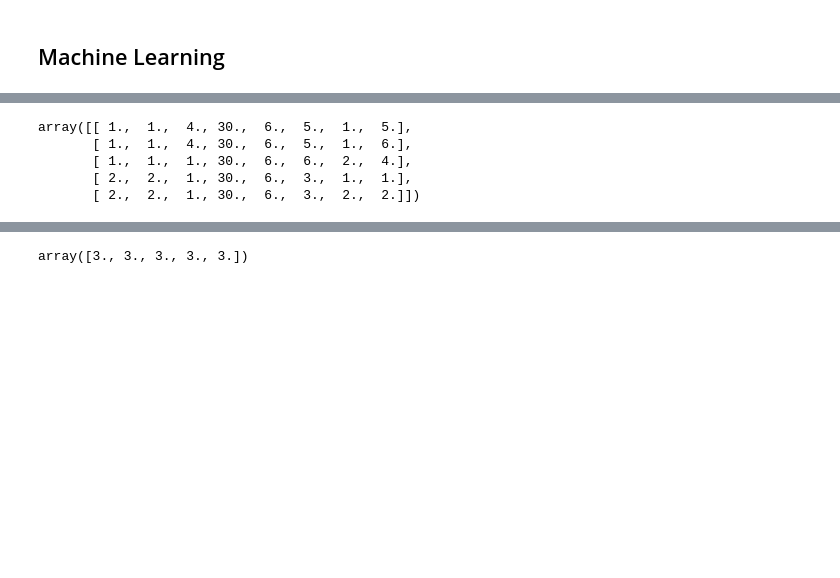
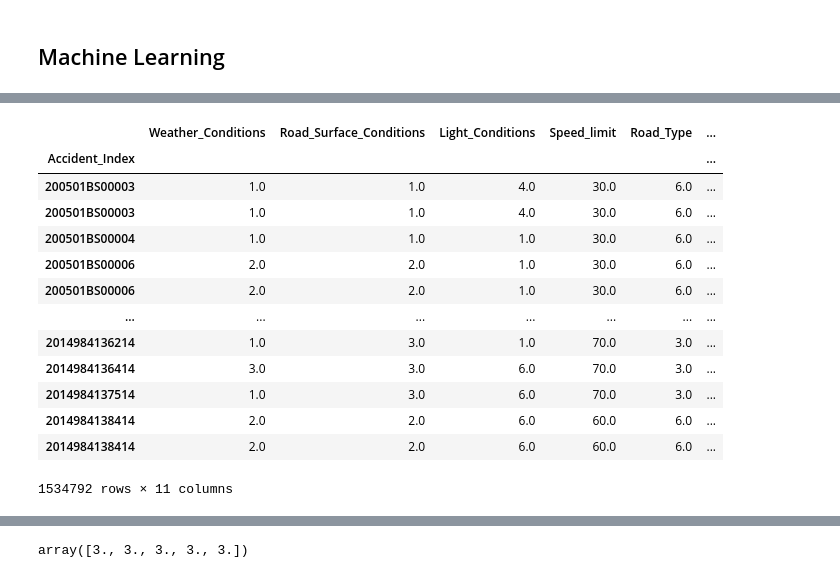
Before and after one commit to snakesfx/Capstone-Project, a Jupyter notebook: Capstone Project.ipynb, the cells around one changed output, grey strips where cells are left out. Cells and saved outputs as stored; diff of their text form; code cells hidden in the pictures; blank space fills up the shorter version.

```diff
--- a/Capstone Project.ipynb
+++ b/Capstone Project.ipynb
@@ -342,11 +342,19 @@ acc_veh.head()
 # %%
-df_test=acc_veh[['Weather_Conditions','Road_Surface_Conditions','Light_Conditions', 'Speed_limit','Road_Type','Day_of_Week','Sex_of_Driver',
-'Age_of_Vehicle']]
-X = np.asarray(df_test)
-X[0:5]
+df_test=acc_veh[['Weather_Conditions','Road_Surface_Conditions','Light_Conditions', 'Speed_limit','Road_Type','Age_of_Driver','Day_of_Week','Sex_of_Driver',
+'Age_of_Vehicle','1st_Point_of_Impact','Vehicle_Type']]
+df_test
 # %% [output]
+|  | Weather_Conditions | Road_Surface_Conditions | Light_Conditions | Speed_limit | Road_Type | ... |
+| Accident_Index |  |  |  |  |  | ... |
+| 200501BS00003 | 1.0 | 1.0 | 4.0 | 30.0 | 6.0 | ... |
+| 200501BS00003 | 1.0 | 1.0 | 4.0 | 30.0 | 6.0 | ... |
+| 200501BS00004 | 1.0 | 1.0 | 1.0 | 30.0 | 6.0 | ... |
+| 200501BS00006 | 2.0 | 2.0 | 1.0 | 30.0 | 6.0 | ... |
+| 200501BS00006 | 2.0 | 2.0 | 1.0 | 30.0 | 6.0 | ... |
+| ... | ... | ... | ... | ... | ... | ... |
+| 2014984136214 | 1.0 | 3.0 | 1.0 | 70.0 | 3.0 | ... |
+| 2014984136414 | 3.0 | 3.0 | 6.0 | 70.0 | 3.0 | ... |
+| 2014984137514 | 1.0 | 3.0 | 6.0 | 70.0 | 3.0 | ... |
+| 2014984138414 | 2.0 | 2.0 | 6.0 | 60.0 | 6.0 | ... |
+| 2014984138414 | 2.0 | 2.0 | 6.0 | 60.0 | 6.0 | ... |
-array([[ 1.,  1.,  4., 30.,  6.,  5.,  1.,  5.],
-       [ 1.,  1.,  4., 30.,  6.,  5.,  1.,  6.],
-       [ 1.,  1.,  1., 30.,  6.,  6.,  2.,  4.],
-       [ 2.,  2.,  1., 30.,  6.,  3.,  1.,  1.],
-       [ 2.,  2.,  1., 30.,  6.,  3.,  2.,  2.]])
+1534792 rows × 11 columns
```
Also changed, not shown: parts of 15 cells of this notebook.
